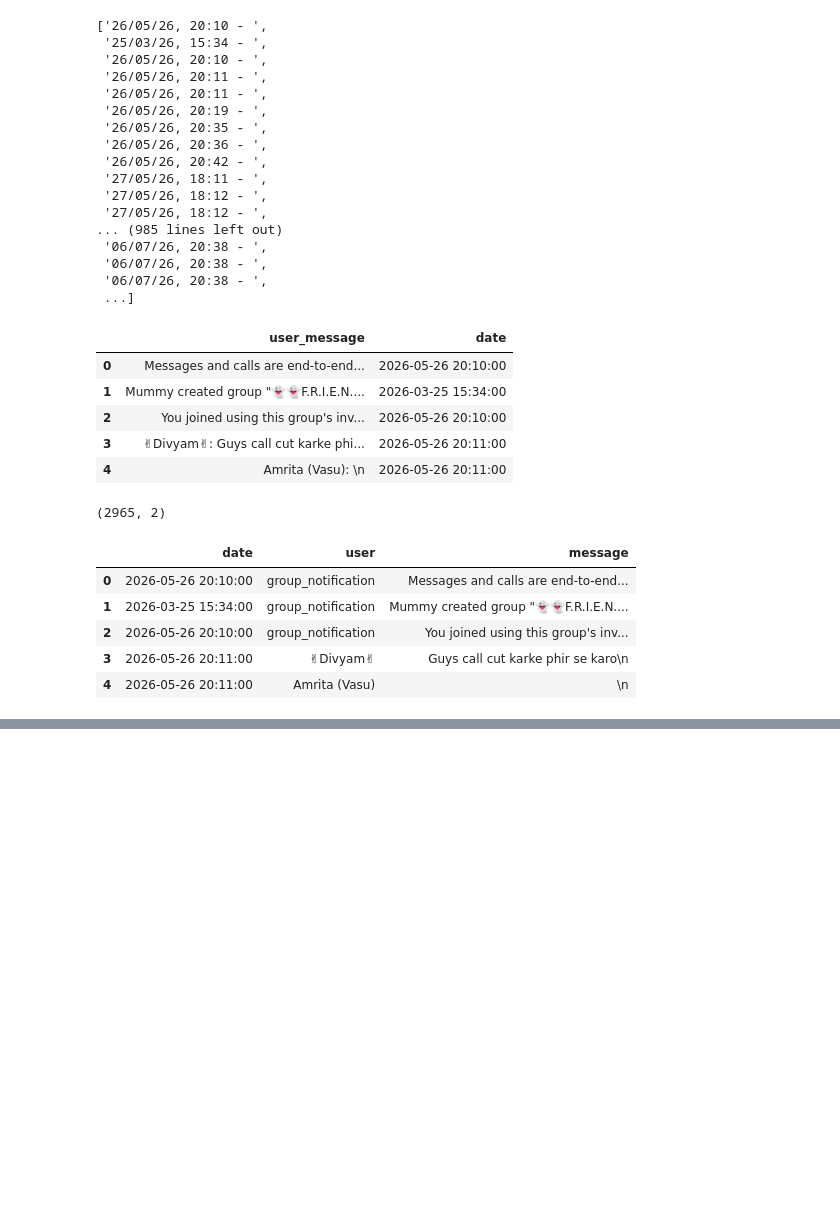
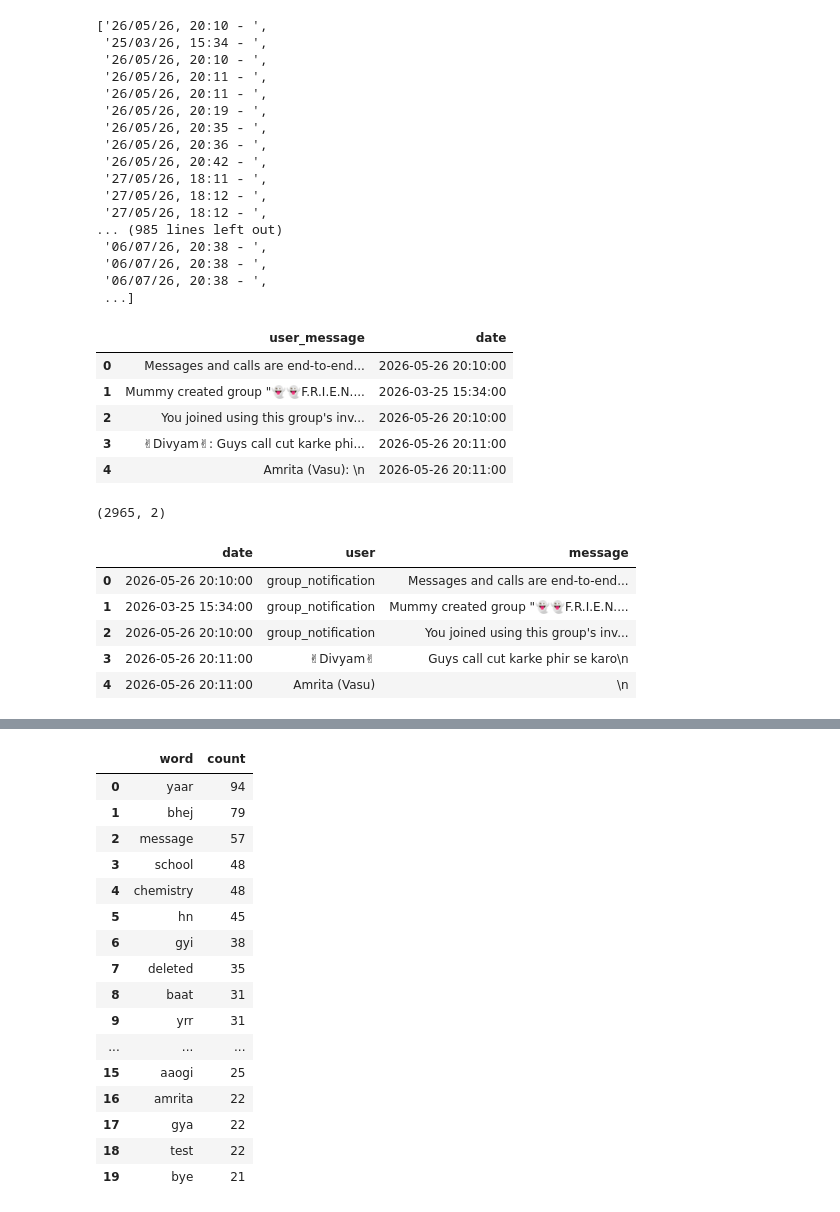
Before and after one commit to divyamtw/whatsapp-chat-analyzer, a Jupyter notebook: notebook/notebook.ipynb, the cells around one changed output, grey strips where cells are left out. Saved outputs shown, nothing was run; the diff lists cells and outputs as text; code cells hidden in the pictures; blank space fills up the shorter version.

```diff
--- a/notebook/notebook.ipynb
+++ b/notebook/notebook.ipynb
@@ -98,0 +128,9 @@ user_list.remove("group_notification")
+# %%
+from urlextract import URLExtract
+
+extractor = URLExtract()
+
+y = []
+
+for message in df["message"]:
+    y.extend(extractor.find_urls(message))
@@ -98,0 +177,40 @@ user_list.remove("group_notification")
+# %%
+temp = df[df["user"] != "group_notification"]
+temp = temp[temp["message"] != "<Media omitted>\n"]
+# %%
+f = open(r"D:\Divyam\Projects\whatsapp-chat-analysis\stop_hinglish.txt", "r")
+stop_words = f.read()
+# %%
+words = []
+
+for message in temp["message"]:
+    for word in message.lower().split():
+        if word not in stop_words:
+            words.append(word)
+# %%
+from collections import Counter
+
+df = pd.DataFrame(Counter(words).most_common(20)).rename(
+    columns={0: "word", 1: "count"}
+)
+
+
+df
+# %% [output]
+|  | word | count |
+| 0 | yaar | 94 |
+| 1 | bhej | 79 |
+| 2 | message | 57 |
+| 3 | school | 48 |
+| 4 | chemistry | 48 |
+| 5 | hn | 45 |
+| 6 | gyi | 38 |
+| 7 | deleted | 35 |
+| 8 | baat | 31 |
+| 9 | yrr | 31 |
+| ... | ... | ... |
+| 15 | aaogi | 25 |
+| 16 | amrita | 22 |
+| 17 | gya | 22 |
+| 18 | test | 22 |
+| 19 | bye | 21 |
```
Also changed, not shown: parts of 11 cells of this notebook, 4 other files.
